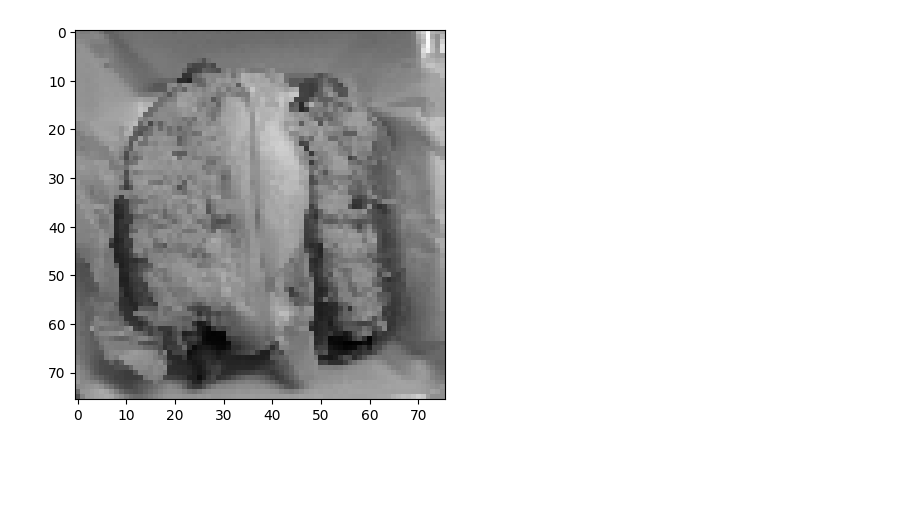
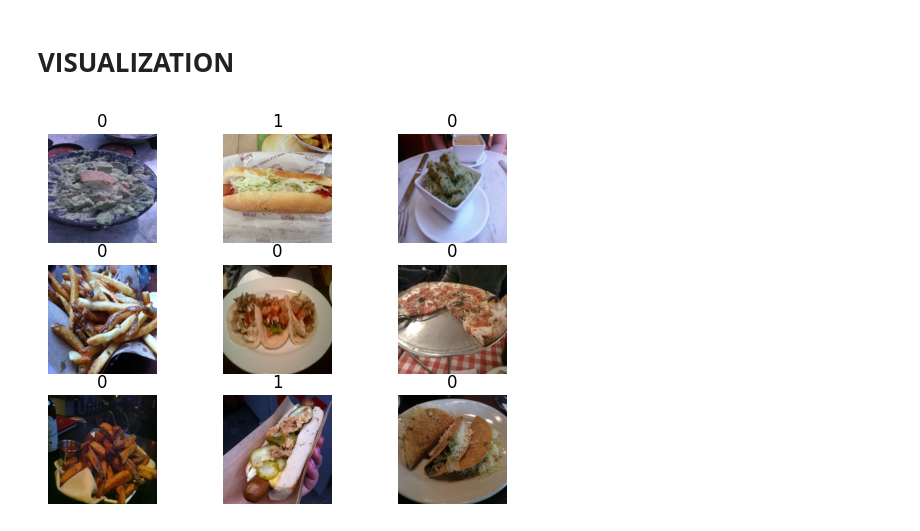
Before and after one commit to Venchislav/SeeFood, a Jupyter notebook: SeeFoodMain.ipynb, the cells around one changed output. Cells and saved outputs as stored; diff of their text form; code cells hidden in the pictures; blank space fills up the shorter version.

```diff
--- a/SeeFoodMain.ipynb
+++ b/SeeFoodMain.ipynb
@@ -75,0 +55,15 @@ v_classes
+# %%
+X_test = []
+y_test = []
+
+for root, dirs, files in os.walk("test/hot_dog"):
+    for file in files:
+        img = Image.open(f'test/hot_dog/{file}')
+        X_test.append(np.asarray(img))
+        y_test.append(1)
+
+for root, dirs, files in os.walk("test/not_hot_dog"):
+    for file in files:
+        img = Image.open(f'test/not_hot_dog/{file}')
+        X_test.append(np.asarray(img))
+        y_test.append(0)
@@ -75,0 +80,6 @@ v_classes
+# %%
+IM_SIZE = 224
+def resize_rescale(img):
+    return tf.image.resize(img, (IM_SIZE, IM_SIZE)) / 255.0
+# %%
+X_train = list(map(resize_rescale, X_train))
@@ -93,0 +96,2 @@ def create_model():
+# %%
+X_train, y_train = shuffle(X_train, y_train)
@@ -93,0 +100,2 @@ def create_model():
+# %% [markdown]
+# **VISUALIZATION**
@@ -94,7 +105,8 @@ def create_model():
 # %%
-for i in range(len(instances)):
-    if classes[i] == 1:
-        plt.imshow(instances[i], cmap='gray')
-        break
+for i in range(9):
+    plt.subplot(3, 3, i + 1)
+    plt.axis('off')
+    plt.title(y_train[i])
+    plt.imshow(X_train[i]);
 # %% [output]
-[figure, old version]
+[figure, new version]
```
Also changed, not shown: parts of 50 cells of this notebook.
